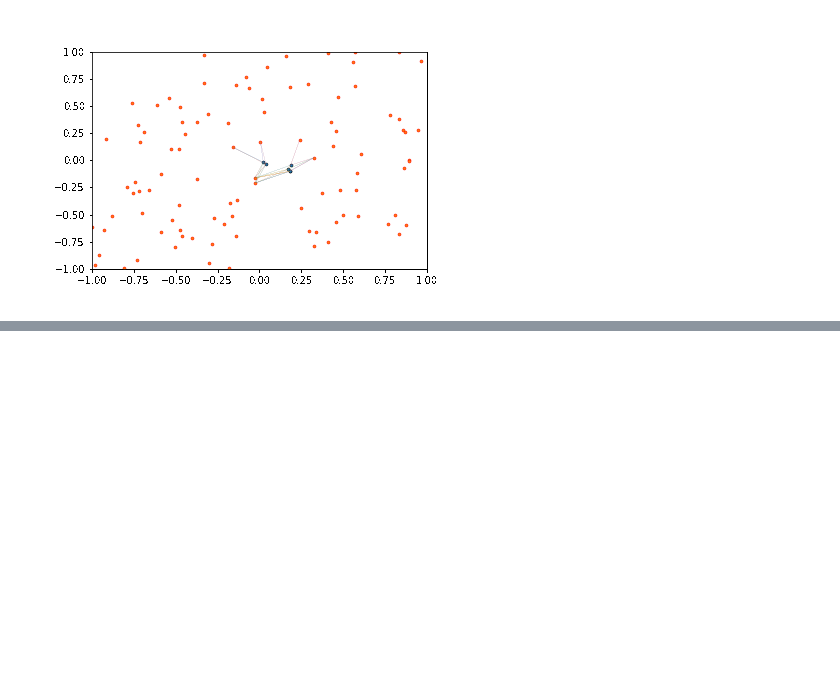
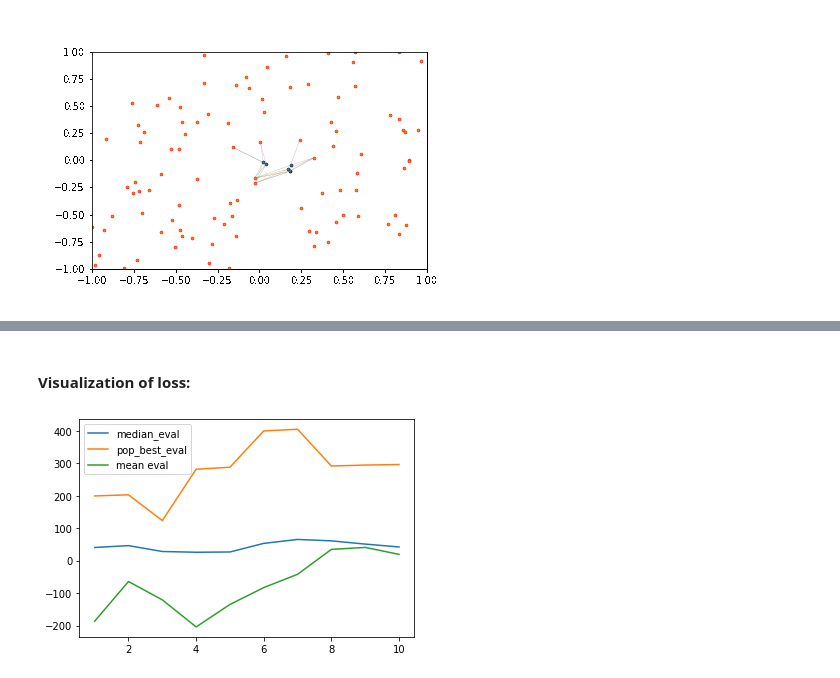
Before and after one commit to Yarlermanden/MultiCellularAutomata, a Jupyter notebook: Thesis/src/evo_test.ipynb, the cells around one changed output, grey strips where cells are left out. Drawn from its saved outputs; the diff is of its cells as text; code cells hidden in the pictures; blank space fills up the shorter version.

```diff
--- a/Thesis/src/evo_test.ipynb
+++ b/Thesis/src/evo_test.ipynb
@@ -150,3 +151,16 @@ tensor([ 4.5713,  6.6399,  8.3315,  2.1244,  3.8065, -2.4598,  1.9518,  0.1091,
 IPython.notebook.save_notebook()
 # %% [output]
 [interactive output not drawn]
+# %% [markdown]
+#### Visualization of loss:
+# %%
+import matplotlib.pyplot as plt
+losses = trainer.logger_df
+#plt.plot(losses.stepsize)
+plt.plot(losses.median_eval)
+plt.plot(losses.pop_best_eval)
+plt.plot(losses.mean_eval)
+plt.legend(('median_eval', 'pop_best_eval', 'mean eval'))
+plt.show()
+# %% [output]
+[figure, added]
```
Also changed, not shown: parts of 8 cells of this notebook, 4 other files.
